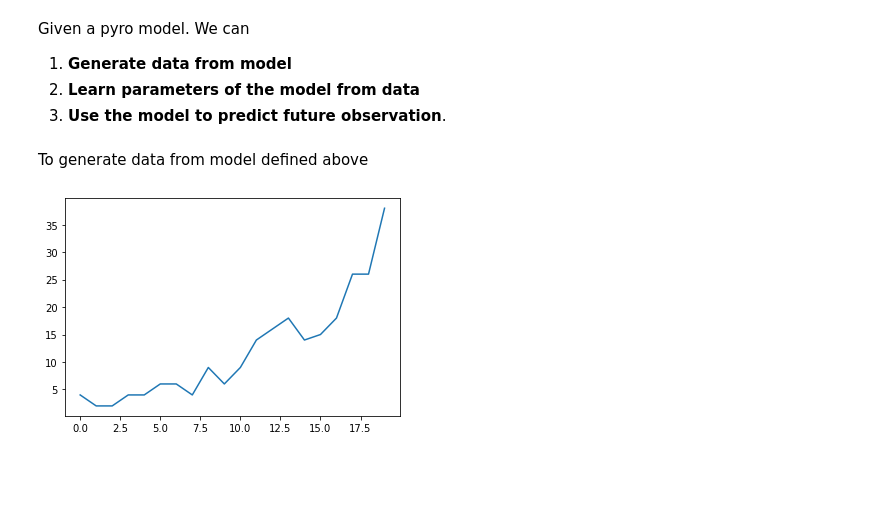
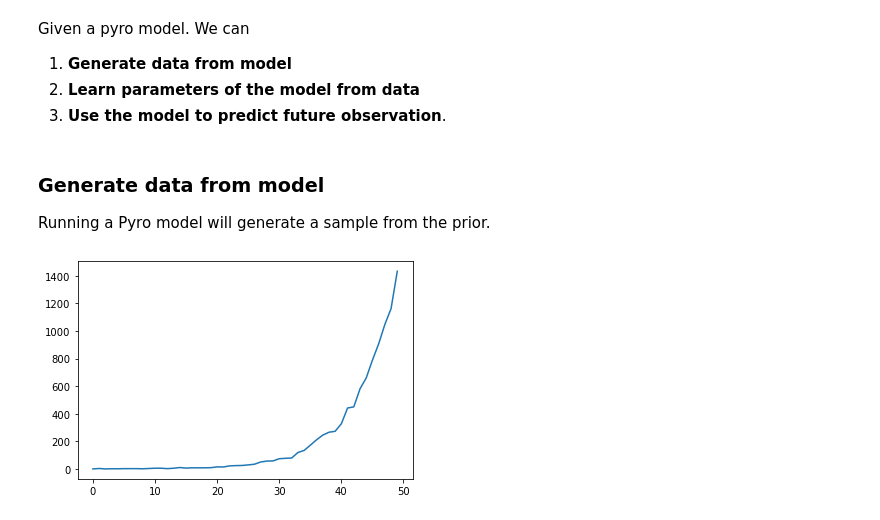
Before and after one commit to sambaiga/model_based_ml, a Jupyter notebook: notebook/Probabilistic_programming_with_pyro.ipynb, the cells around one changed output. Saved outputs shown, nothing was run; the diff lists cells and outputs as text; code cells hidden in the pictures; blank space fills up the shorter version.

```diff
--- a/notebook/Probabilistic_programming_with_pyro.ipynb
+++ b/notebook/Probabilistic_programming_with_pyro.ipynb
@@ -98,7 +98,7 @@ m &\sim \mathcal{N}(0, 1)
 # %%
 def model(y):
     slope = pyro.sample("slope", dist.Normal(0, 0.1))
-    intercept = pyro.sample("intercept", dist.Normal(1, 1))
+    intercept = pyro.sample("intercept", dist.Normal(0, 1))
     for t in range(len(y)):
         rate = torch.exp(intercept + slope * t)
         y[t] = pyro.sample("count_{}".format(t), dist.Poisson(rate),
@@ -120,13 +110,14 @@ We can
 1. **Generate data from model**
 2. **Learn parameters of the model from data**
 3. **Use the model to predict future observation**.
-# %% [markdown]
-To generate data from model defined  above
+# %% [markdown]
+### Generate data from model
+Running a Pyro model will generate a sample from the prior.
 # %%
 pyro.set_rng_seed(0)
 # We pass counts = [None, ..., None] to indicate time duration.
-true_slope, true_intercept, true_counts = model([None] * 20)
+true_slope, true_intercept, true_counts = model([None] * 50)
 fig, ax =  plt.subplots(figsize=(6,4))
 ax = sns.lineplot(x=np.arange(len(true_counts)),y=[c.item() for c in true_counts])
 # %% [output]
-[figure, old version]
+[figure, new version]
```
Also changed, not shown: parts of 15 cells of this notebook.
